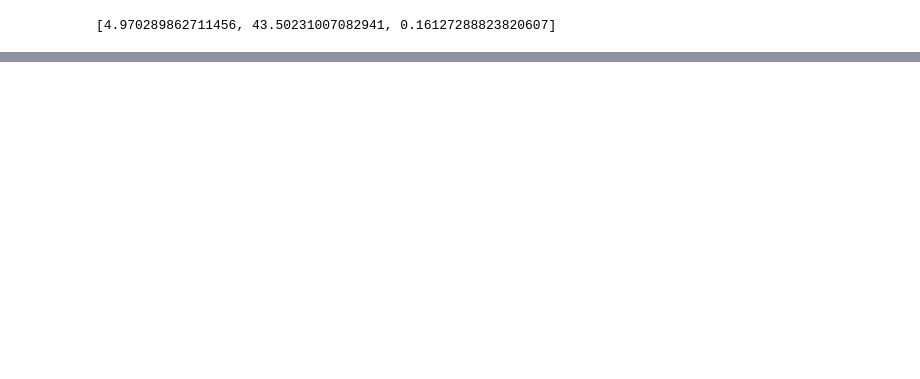
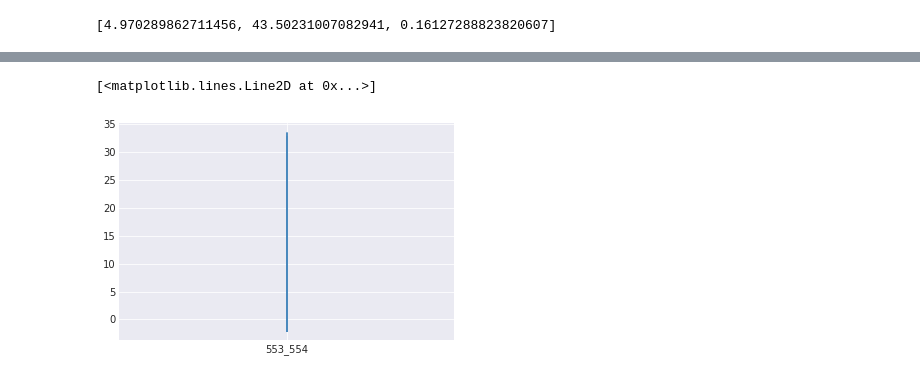
Before and after one commit to Manjunathsk92/dublinbikesanalysis, a Jupyter notebook: notebooks/ANN on clusters.ipynb, the cells around one changed output, grey strips where cells are left out. Cells and saved outputs as stored; diff of their text form; code cells hidden in the pictures; blank space fills up the shorter version.

```diff
--- a/notebooks/ANN on clusters.ipynb
+++ b/notebooks/ANN on clusters.ipynb
@@ -111,0 +173,3 @@ err_xgb
+# %%
+df_plot['fromstop'] = df_plot['fromstop'].astype('str')
+df_plot['tostop'] = df_plot['tostop'].astype('str')
@@ -111,0 +180,2 @@ err_xgb
+# %%
+mean_error['links']=df_plot[['fromstop','tostop']].head(20).apply(lambda x : '{}_{}'.format(x[0],x[1]), axis=1)
@@ -111,0 +204,10 @@ err_xgb
+# %%
+plt.style.use('seaborn-darkgrid')
+# %%
+# create a color palette
+palette = plt.get_cmap('Set1')
+# %%
+plt.plot(mean_error['links'], mean_error['MAE'], marker='', color=palette(1), linewidth=1.9, alpha=0.9, label=mean_error['MAE'])
+# %% [output]
+[<matplotlib.lines.Line2D at 0x...>]
+[figure, added]
```
Also changed, not shown: parts of 20 cells of this notebook, 12 other files.
